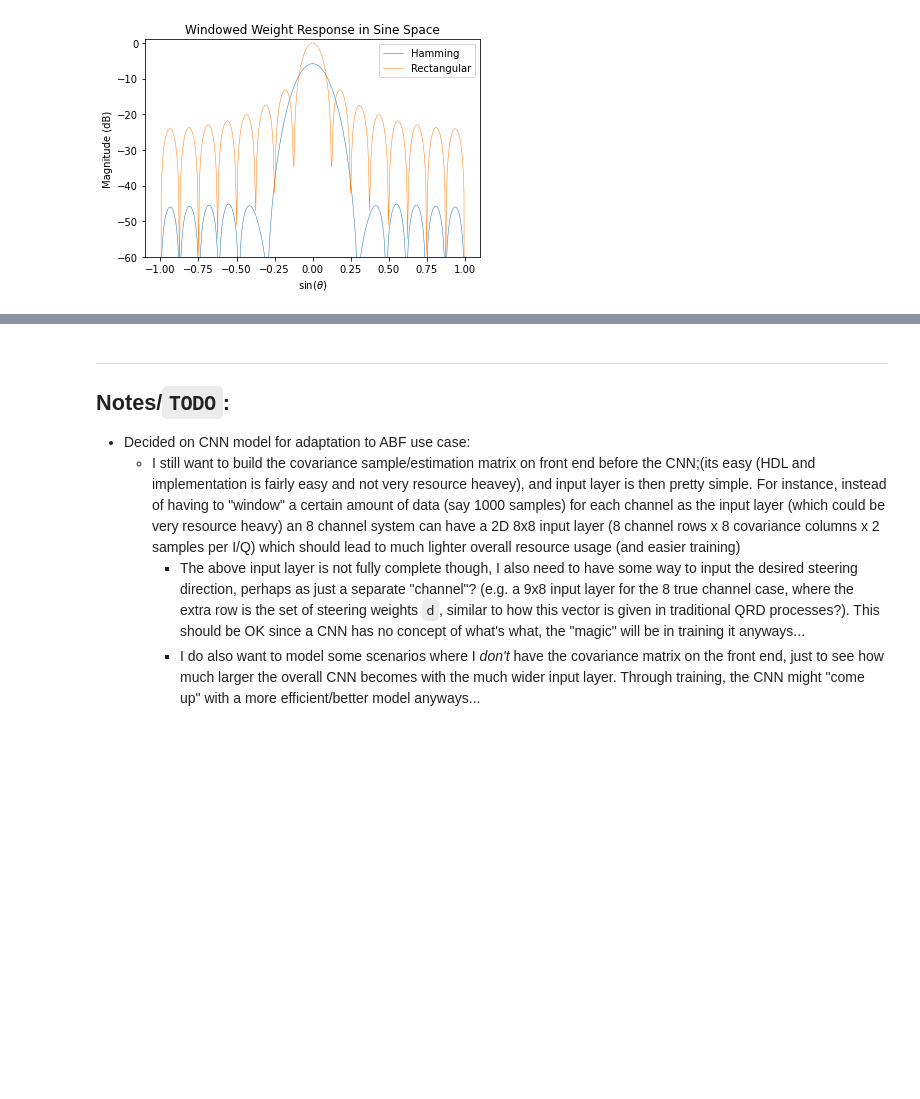
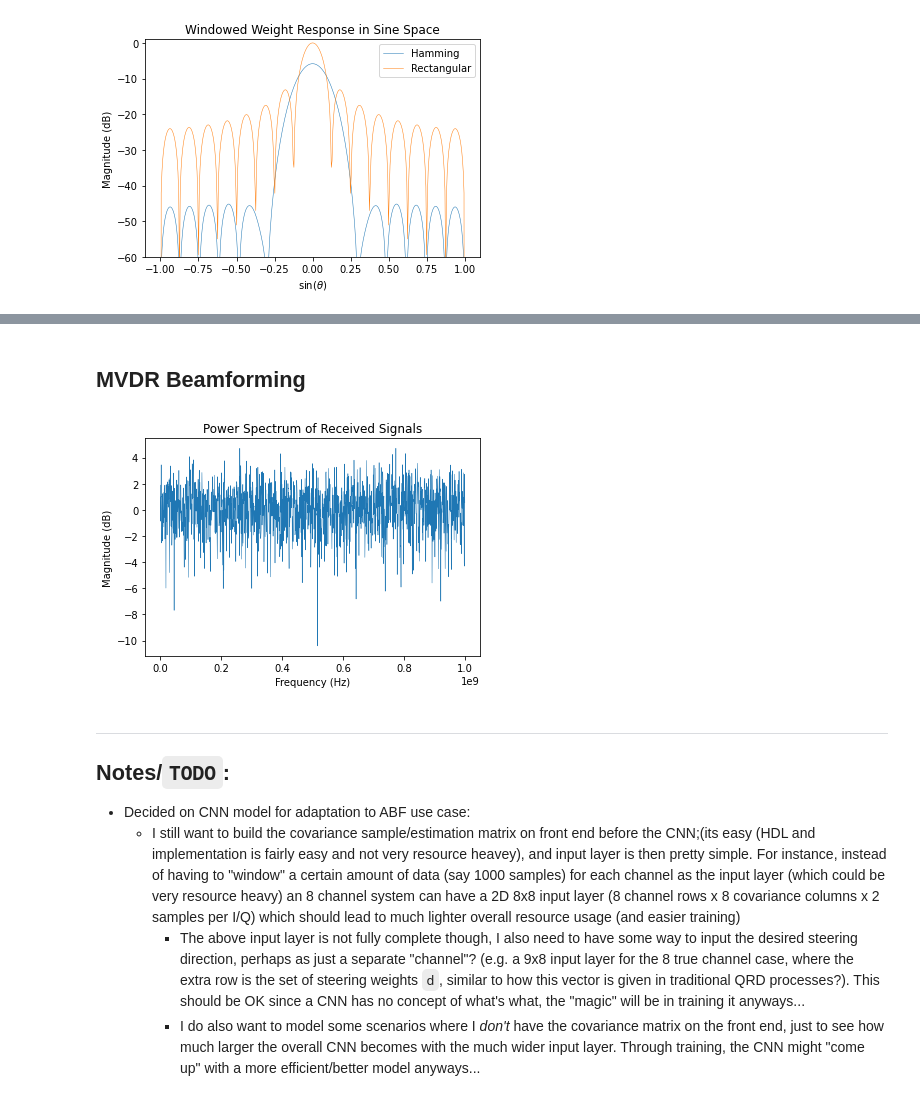
Before and after one commit to JohnnyGOX17/jhu-masters-thesis, a Jupyter notebook: src/notebooks/ML_ABF_beamformer_ULA.ipynb, the cells around one changed output, grey strips where cells are left out. Cells and saved outputs as stored; diff of their text form; code cells hidden in the pictures; blank space fills up the shorter version.

Commit message:
mvdr
Signed-off-by: Gentile, John <johncgentile17@gmail.com>

```diff
--- a/src/notebooks/ML_ABF_beamformer_ULA.ipynb
+++ b/src/notebooks/ML_ABF_beamformer_ULA.ipynb
@@ -99,8 +96,0 @@ plt.show()
-# %%
-thetaInf = 30 # intereference signal Angle of Arrival (AoA) in degrees
-fInf = 0.9*fc # interference signal carrier frequency (assuming narrowband)
-wavelengthInf = fInf/scipy.constants.c
-
-# calculate phase shift of interefence wave over ULA, similar to desired signal above
-cmplx_posInf = (1j*2*scipy.constants.pi/wavelengthInf)*antPos
-d = np.exp(cmplx_pos*np.sin(np.deg2rad(thetaInf)))
@@ -107,3 +148,31 @@ d = np.exp(cmplx_pos*np.sin(np.deg2rad(thetaInf)))
+# %% [markdown]
+## MVDR Beamforming
+# %%
+# input args: X = 2D input sample array(samples x element), sv = steering vector,
+# returns tuple Y, w: Y = output beam, w = MVDR weights
+def MVDR_beamform(X, sv):
+    # form covariance matrix of input samples
+    Ecx = np.matrix(X).H @ np.matrix(X)
+    # compute weight vector using steering vector and inverting matrix
+    wp = np.linalg.inv(Ecx) @ sv
+    wp = wp.T
+    # normalize weight response
+    w = wp/(np.conjugate(np.matrix(sv)) @ wp)
+    # form output beam with MVDR computed weights
+    Y = X @ np.conjugate(w)
+    return Y, w
+
+Y_MVDR, w_MVDR = MVDR_beamform(rx_all, d)
+
+MVDR_PSD = 20*np.log10(np.abs(np.fft.fft(Y_MVDR)))
+fig, ax = plt.subplots()
+ax.plot(freqBin, MVDR_PSD, linewidth=0.5)
+ax.set(xlabel='Frequency (Hz)',
+       ylabel='Magnitude (dB)',
+       title='Power Spectrum of Received Signals')
+plt.show()
+# %% [output]
+[figure, added]
 # %% [markdown]
 ---
 
```
Also changed, not shown: parts of 6 cells of this notebook.
